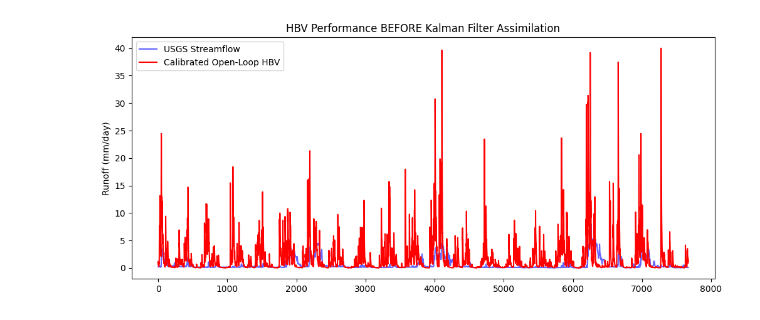
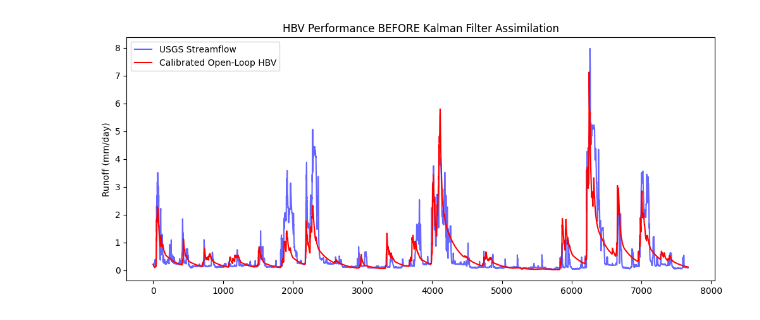
Before and after one commit to Felix-Schwer/rainfall_kf, a Jupyter notebook: notebooks/Seibert_calibration.ipynb, the cells around one changed output. Drawn from its saved outputs; the diff is of its cells as text; code cells hidden in the pictures.

```diff
--- a/notebooks/Seibert_calibration.ipynb
+++ b/notebooks/Seibert_calibration.ipynb
@@ -1,32 +78,22 @@
 # %%
-!pip install -q spotpy
+def peak_flow_error(obs, sim, percentile=90):
 
-import numpy as np
-import spotpy
-import matplotlib.pyplot as plt
+    threshold = np.percentile(obs, percentile)
 
-%cd /content
-!rm -rf rainfall_kf
-!git clone https://github.com/Felix-Schwer/rainfall_kf.git
-%cd rainfall_kf
-!pip install -e .
-!wget -q https://raw.githubusercontent.com/Felix-Schwer/rainfall_kf/main/notebooks/Run_HBVEDU_SJV_Colab.ipynb
-%run Run_HBVEDU_SJV_Colab.ipynb
+    mask = obs >= threshold
 
-# import HBV
-from rainfall_kf.models.hbvedu import HBVParameters, HBVObservation, HBVTransition
+    if np.sum(mask) == 0:
+        return 0.0
 
+    relative_error = np.abs(
+        obs[mask] - sim[mask]
+    ) / (obs[mask] + 1e-6)
 
-def peak_flow_error(obs, sim, percentile=90):
-    # only storm events, I put an example number, we could change the percentile
-    threshold = np.percentile(obs, percentile)
-    mask = obs >= threshold
-    if np.sum(mask) == 0: return 0.0
-    return np.mean(np.abs(obs[mask] - sim[mask]))
+    return np.mean(relative_error)
 
 
 def weighted_rmse(obs, sim):
     # higher penalty on large flows
     threshold = np.percentile(obs, 90)
-    weights = np.where(obs >= threshold, 3.0, 1.0)
+    weights = np.where(obs >= threshold, 1.5, 1.0)
     return np.sqrt(np.mean(weights * (obs - sim)**2))
@@ -160,7 +202,7 @@ calibration_setup = Direct_SJV_Calibration(
 
 # find the best parameters
 sampler = spotpy.algorithms.sceua(calibration_setup, dbname='SJV_Direct_Calibration', dbformat='csv')
-sampler.sample(100)
+sampler.sample(200)
 
 # get best parameters
 results = spotpy.analyser.load_csv_results('SJV_Direct_Calibration')
@@ -169,13 +211,14 @@ best_index = np.argmin(results['like1'])
 print(f"Best Multi-Criteria Score: {results['like1'][best_index]:.3f}")
 
 # final parameters
-final_calibrated_params = HBVParameters(
+HBV_Blueprint = type(Params)
+final_calibrated_params = HBV_Blueprint(
     d=results['pard'][best_index],
     fc=results['parfc'][best_index],
-    beta=4.0775,
+    beta=results['parbeta'][best_index],
     c=0.0316,
     k0=results['park0'][best_index],
-    l=4.825,
+    l=results['parl'][best_index],
     k1=results['park1'][best_index],
     k2=results['park2'][best_index],
     kp=0.0367,
@@ -187,13 +230,16 @@ print(f"\nFinal Parameters:\n{final_calibrated_params}")
 
 # Plot the best run
 best_sim = calibration_setup.simulation([
+    results['pard'][best_index],
     results['parfc'][best_index],
+    results['parbeta'][best_index],
     results['park0'][best_index],
     results['park1'][best_index],
     results['park2'][best_index],
     results['partt'][best_index],
-    results['pard'][best_index]
+    results['parl'][best_index]
 ])
+
 
 plt.figure(figsize=(12, 5))
 plt.plot(observations[0, :], color='blue', alpha=0.6, label='USGS Streamflow')
@@ -223 +269 @@ HBVParameters(d=np.float32(1.2775601), fc=np.float32(460.06213), beta=4.0775, c=
-[figure, old version]
+[figure, new version]
```
Also changed, not shown: parts of 4 cells of this notebook.
